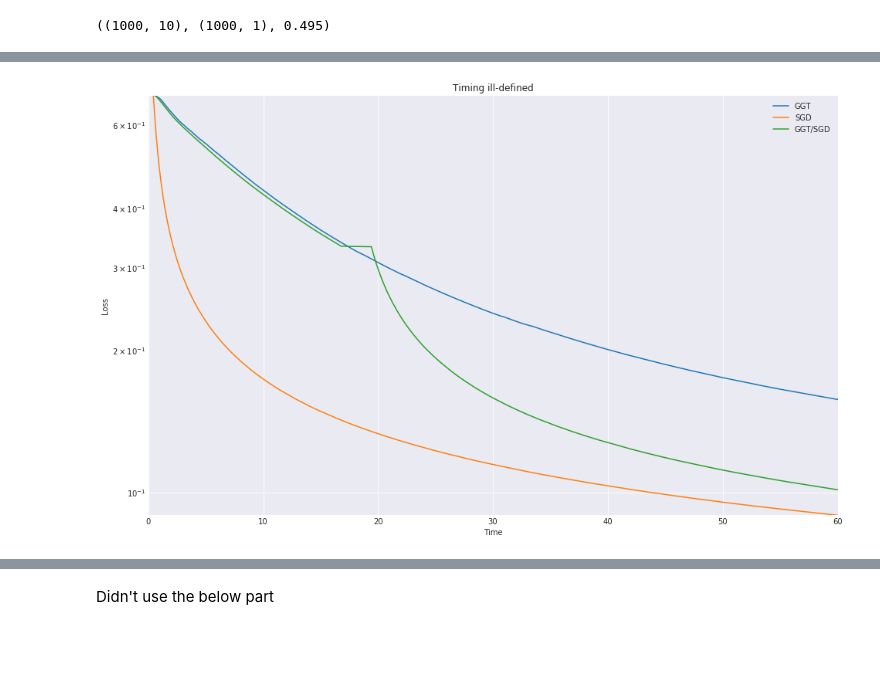
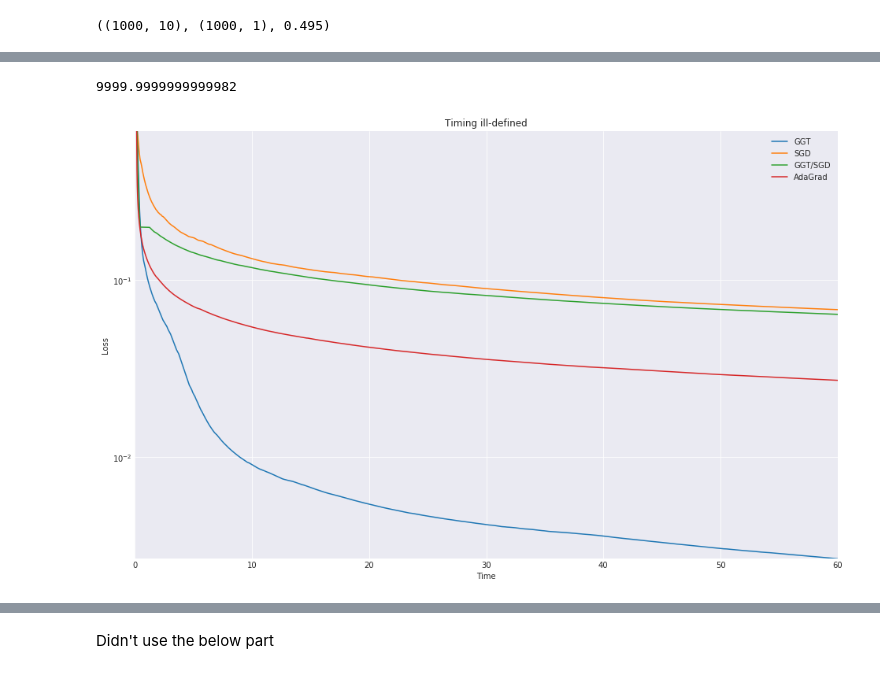
Before and after one commit to matyushinleonid/Matrix-Decomposition-for-Adaptive-Optimization-Regularization, a Jupyter notebook: Switching.ipynb, the cells around one changed output, grey strips where cells are left out. Drawn from its saved outputs; the diff is of its cells as text; code cells hidden in the pictures; blank space fills up the shorter version.

Commit message:
Add files via upload
timing for second synthetic added

```diff
--- a/Switching.ipynb
+++ b/Switching.ipynb
@@ -242,6 +246,7 @@ for opt in optimizers:
     plt.subplot(1,2,2)
     plt.plot(x_range, Accur)
 
+Loss_GGT_SGD, Accur_GGT_SGD, _ = opt_test_MNIST([opt_GGT, opt_SGD], mnist, num_steps, batch_size=2000, switch_step=250)
 plt.subplot(1,2,1)
 plt.plot(x_range, Loss_GGT_SGD)
 plt.subplot(1,2,2)
@@ -635,35 +501,3 @@ y[:, 0] = (np.sign(X.dot(plane)) + 1) / 2
 
 X_train, X_test = X[:1000], X[1000:]
 y_train, y_test = y[:1000], y[1000:]
-# %%
-num_epochs = 500
-max_time = 0.0
-max_y = 0.0
-
-plt.figure(figsize=(16,10))
-
-Loss, timing = Syntetic_test_1(opt_GGT, num_epochs)
-plt.plot(timing, Loss)
-max_time = np.max([np.max(timing), max_time])
-max_y = np.max([np.max(Loss), max_y])
-#print (timing)
-Loss, timing = Syntetic_test_1(opt_SGD, num_epochs)
-plt.plot(timing, Loss)
-max_time = np.max([np.max(timing), max_time])
-max_y = np.max([np.max(Loss), max_y])
-#print (timing)
-Loss, timing = Syntetic_test_1([opt_GGT, opt_SGD], num_epochs, switch_step=250)
-plt.plot(timing, Loss)
-max_time = np.max([np.max(timing), max_time])
-max_y = np.max([np.max(Loss), max_y])
-#print (timing)
-
-plt.title('Timing MNIST')
-plt.ylabel('Loss')
-plt.xlabel('Time')
-plt.legend(['GGT', 'SGD', 'GGT/SGD'])
-plt.yscale('log')
-plt.xlim(0, max_time)
-plt.ylim(0, max_y)
-
-plt.show()
@@ -772,3 +544,11 @@ def Syntetic_test_1 (optimizers, time_left, switch_step=0):
             timing.append(time() - start)
 
     return np.array(Loss), np.array(timing)
+# %%
+gen = np.random.rand(10)
+np.random.shuffle(gen)
+gen[-1] = np.max(gen[:-1]) / 100
+G = np.diag(gen)**2
+np.linalg.cond(G)
+# %% [output]
+9999.9999999999982
@@ -775,30 +563,37 @@ def Syntetic_test_1 (optimizers, time_left, switch_step=0):
 # %%
 num_epochs = 500
 max_y = 0.0
+
+opt_GGT = tf.contrib.opt.GGTOptimizer(learning_rate / 5, window=20)
+opt_SGD = tf.train.GradientDescentOptimizer(learning_rate / 10)
+opt_ADARGAD = tf.train.AdagradOptimizer(learning_rate)
 
 plt.figure(figsize=(16,10))
 
 Loss, timing = Syntetic_test_1(opt_GGT, 60)
 plt.plot(timing, Loss)
 max_y = np.max([np.max(Loss), max_y])
 #print (timing)
 Loss, timing = Syntetic_test_1(opt_SGD, 60)
 plt.plot(timing, Loss)
 max_y = np.max([np.max(Loss), max_y])
 #print (timing)
 Loss, timing = Syntetic_test_1([opt_GGT, opt_SGD], 60, switch_step=250)
 plt.plot(timing, Loss)
 max_y = np.max([np.max(Loss), max_y])
 #print (timing)
+Loss, timing = Syntetic_test_1(opt_ADARGAD, 60)
+plt.plot(timing, Loss)
+max_y = np.max([np.max(Loss), max_y])
 
 plt.title('Timing ill-defined')
 plt.ylabel('Loss')
 plt.xlabel('Time')
-plt.legend(['GGT', 'SGD', 'GGT/SGD'])
+plt.legend(['GGT', 'SGD', 'GGT/SGD', 'AdaGrad'])
 plt.yscale('log')
 plt.xlim(0, 60)
 plt.ylim(0, max_y)
 
 plt.show()
 # %% [output]
-[figure, old version]
+[figure, new version]
```
Also changed, not shown: parts of 14 cells of this notebook.
